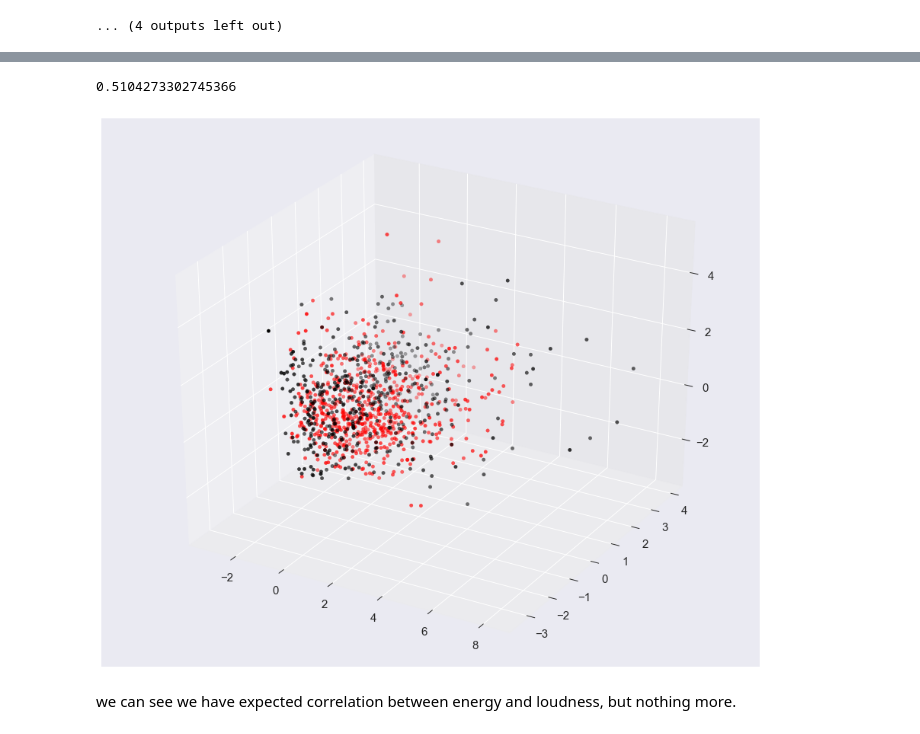
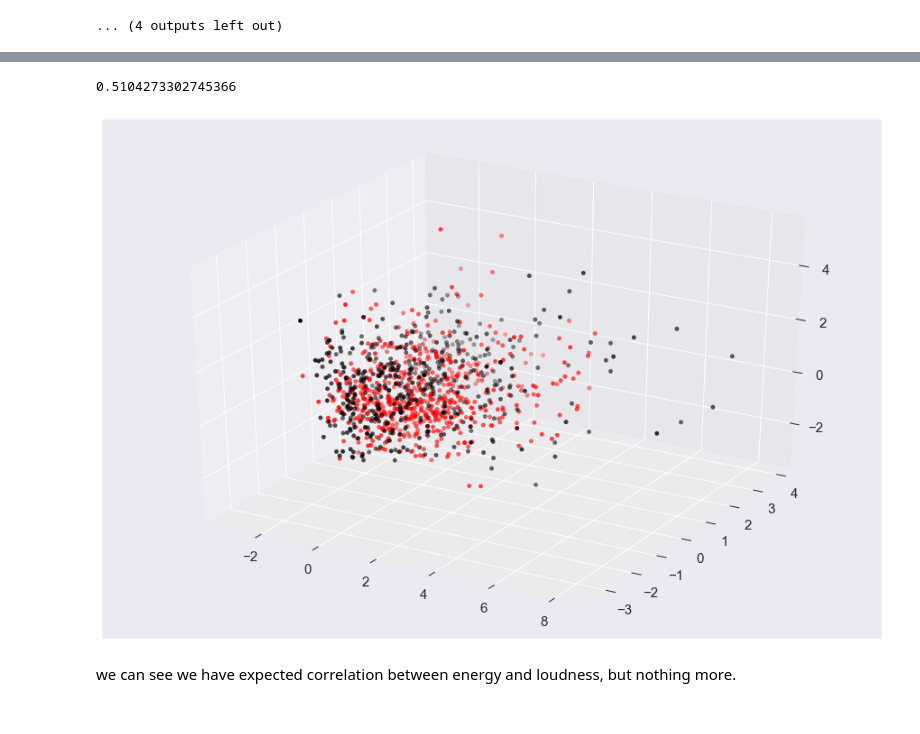
Before and after one commit to melerz/intro-data, a Jupyter notebook: billabord/main.ipynb, the cells around one changed output, grey strips where cells are left out. Cells and saved outputs as stored; diff of their text form; code cells hidden in the pictures.

```diff
--- a/billabord/main.ipynb
+++ b/billabord/main.ipynb
@@ -382,35 +378,35 @@ POPULARITY_COLORS = {0:'black',1:'red'}
 # selected_columns=[
 #                   'acousticness',
 #                   'danceability',
 #                   'energy',
 #                   'instrumentalness',
 #                   'speechiness']
 
 def plot_pca_by_decade(df,decade=2000,N=3,colors='popular'):
     decade_data = df[df['decade']==decade]
     pca_data = decade_data[selected_columns]
     #make std=1 and mean=0
     pca_data = scale_features(pca_data)
     pca = PCA(n_components=N,svd_solver='full')
     pca.fit(pca_data)
     X_pca = pca.transform(pca_data)
     if colors == 'popular':
         clrs = [POPULARITY_COLORS[pop] for pop in decade_data['popular'].values]
     if colors == 'genre':
         rand_colors=np.random.rand(3,len(GENRES))
         clrs = [rand_colors[:,genre_idx] for genre_idx in decade_data['genre_id'].values]
 
-    fig=plt.figure(figsize=(12, 10))
+    fig=plt.figure(figsize=(12, 8))
     if N==3:
         ax = Axes3D(fig)
         ax.scatter(X_pca[:,0],X_pca[:,1],X_pca[:,2],c=clrs,s=20)
     else:
         plt.scatter(X_pca[:,0],X_pca[:,1],c=clrs)
     print(np.sum(pca.explained_variance_ratio_))
 plot_pca_by_decade(all_songs,N=3,decade=1990,colors='popular')
 # %% [output]
 0.5104273302745366
-[figure, old version]
+[figure, new version]
 # %%
 #kmeans
 from sklearn.cluster import KMeans
```
Also changed, not shown: parts of 2 cells of this notebook.
